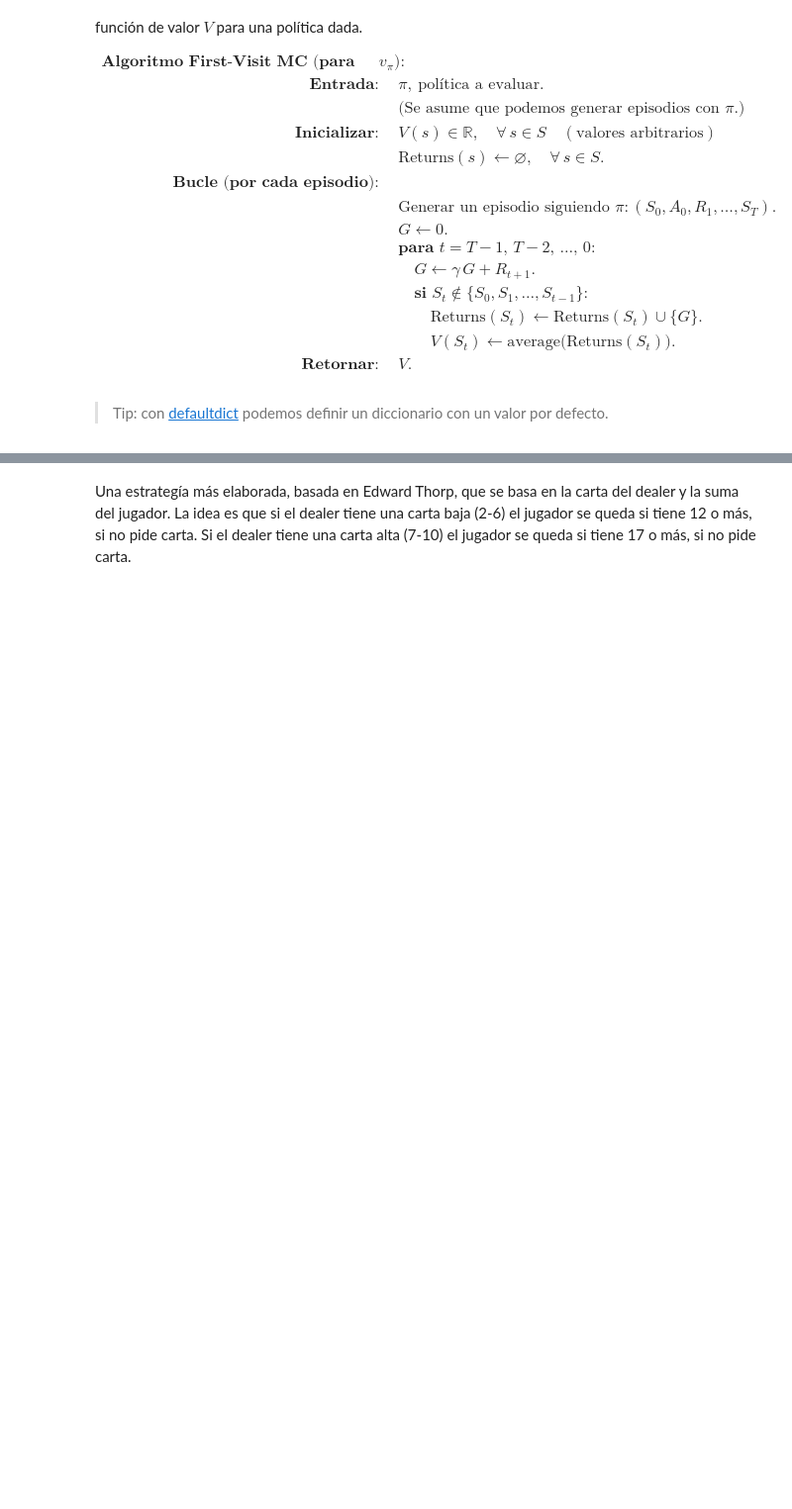
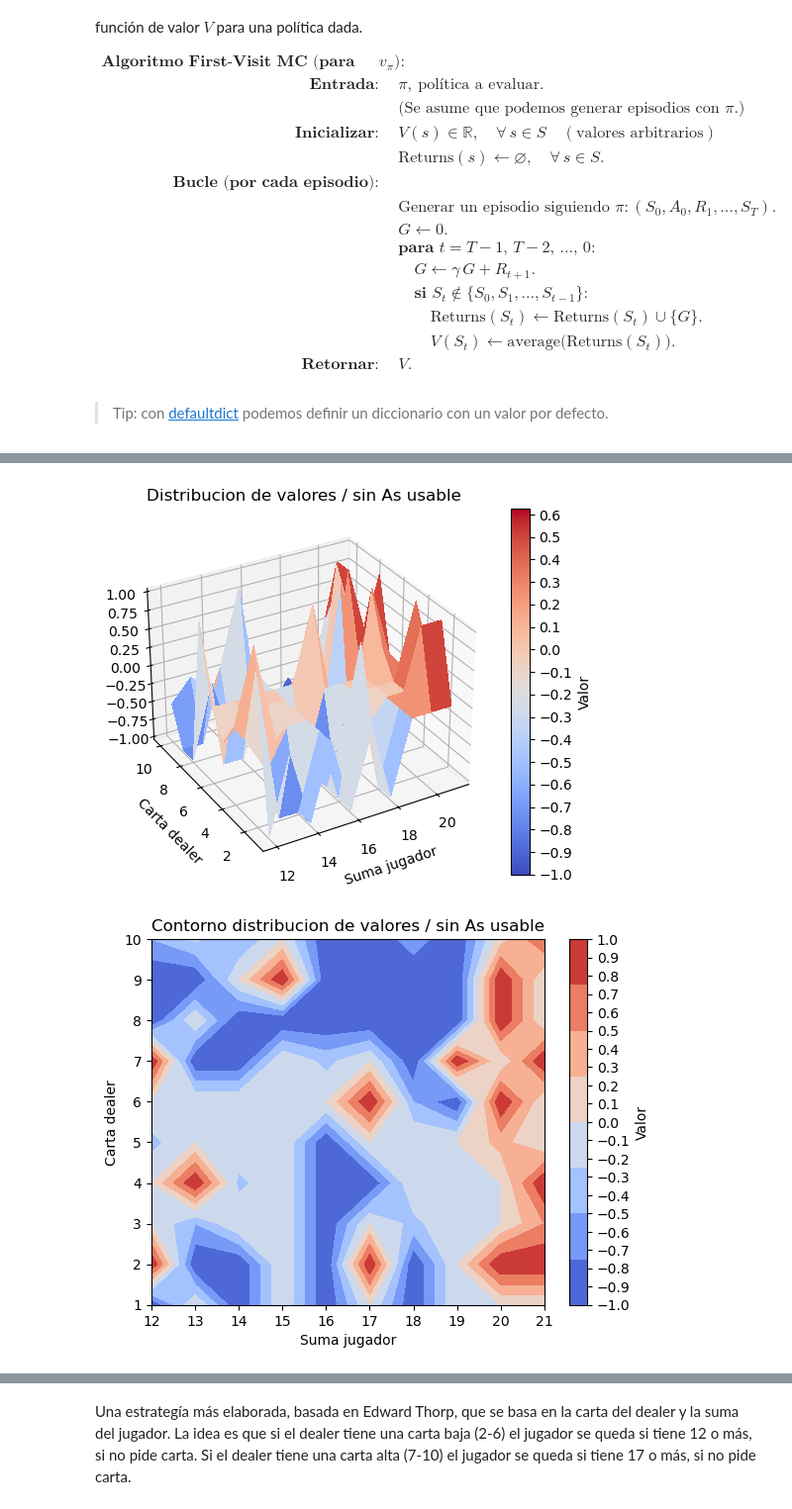
Before and after one commit to nataliacampiglia/taller-ai, a Jupyter notebook: Monte Carlo Methods-letra.ipynb, the cells around one changed output, grey strips where cells are left out. Shown at 99% size. Cells and saved outputs as stored; diff of their text form; code cells hidden in the pictures; blank space fills up the shorter version.

```diff
--- a/Monte Carlo Methods-letra.ipynb
+++ b/Monte Carlo Methods-letra.ipynb
@@ -183,0 +203,7 @@ plot_value_distribution(sab_value)
+# %%
+#100, 10000, 50000, 500000
+sab_value_100 = first_visit_mc_prediction(sutton_policy, env, number_episodes=100)
+plot_value_distribution(sab_value_100)
+# %% [output]
+[figure, added]
+[figure, added]
```
Also changed, not shown: parts of 28 cells of this notebook, 1 other file.
